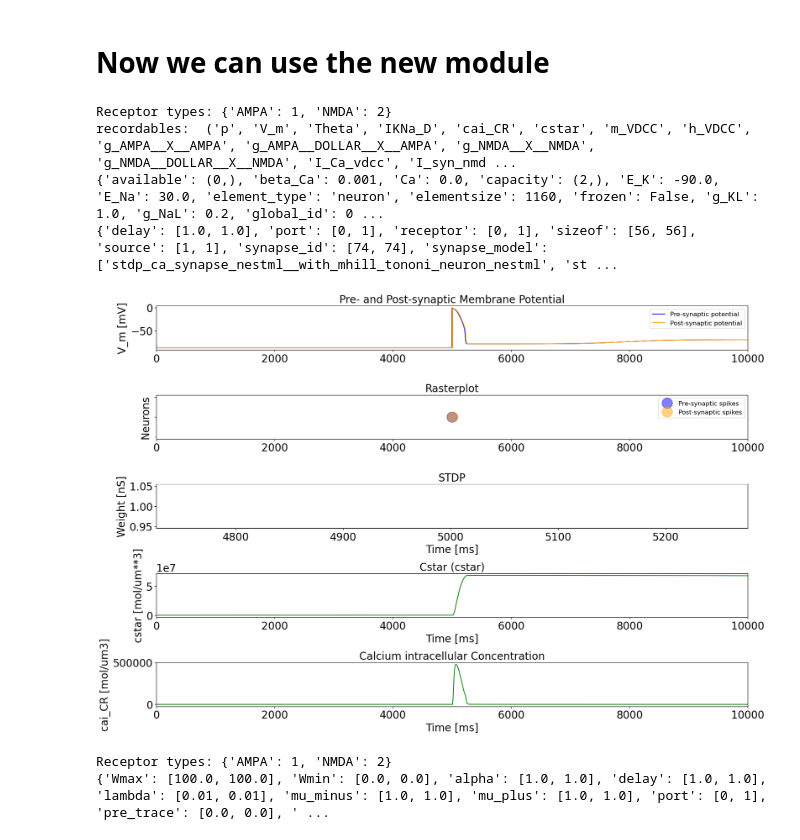
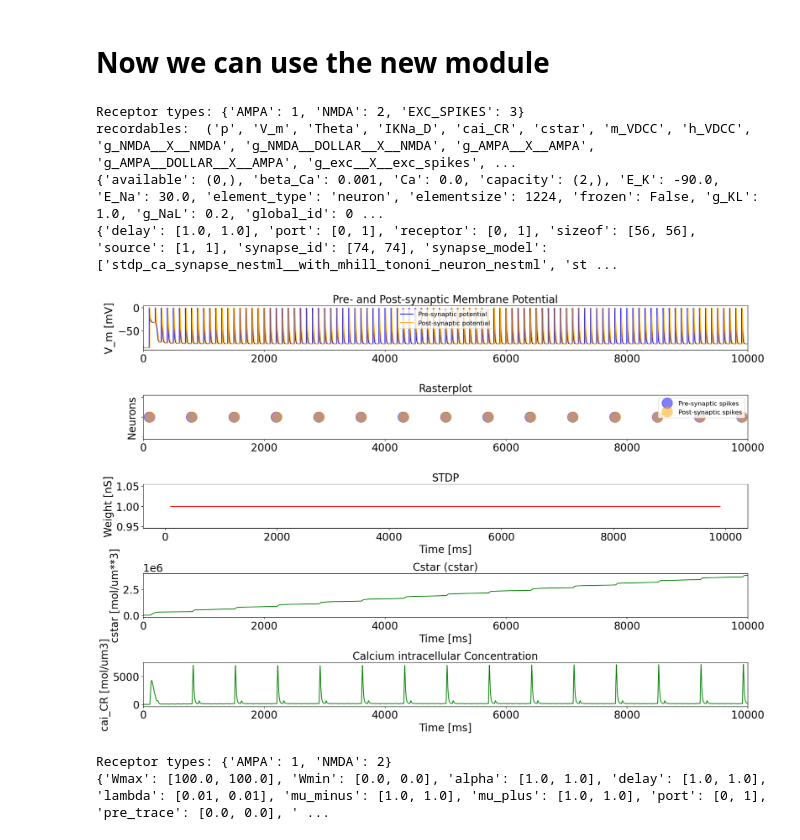
Before and after one commit to mauriziotirabassi/calcium_based_plasticity, a Jupyter notebook: ht_model/hill_tononi_neuron (7).ipynb, the cells around one changed output. Saved outputs shown, nothing was run; the diff lists cells and outputs as text; code cells hidden in the pictures.

```diff
--- a/ht_model/hill_tononi_neuron (7).ipynb
+++ b/ht_model/hill_tononi_neuron (7).ipynb
@@ -101,7 +148,7 @@ nest.Install( "target_ht/nestml_mhill_tononi_module")
 nest.set_verbosity("M_ERROR")
 
 duration = 10000 # ms
-frequency = 0.2  # HzNESTCodeGeneratorUtils.generate_code_for()
+frequency = 10  # HzNESTCodeGeneratorUtils.generate_code_for()
 
 pre_neuron = nest.Create("mhill_tononi_neuron_nestml__with_stdp_ca_synapse_nestml", 1)
 post_neuron = nest.Create("mhill_tononi_neuron_nestml__with_stdp_ca_synapse_nestml", 1)
@@ -155,28 +202,18 @@ else:
 
 syn_spec_spike_pre = nest.CollocatedSynapses(
                                     {'synapse_model':'static_synapse',
-                                     'receptor_type': 1,
+                                     'receptor_type': 3,
                                      'weight': 999.0,
                                      'delay': 1.0 + delta_pre,
-                                    },
-                                   {
-                                    'synapse_model':'static_synapse',
-                                     'receptor_type': 2,
-                                     'weight': 999.0,
-                                     'delay': 1.0 + delta_pre,
-                                   })
+                                    }
+                                   )
 syn_spec_spike_post = nest.CollocatedSynapses(
                                     {'synapse_model':'static_synapse',
-                                     'receptor_type': 1,
+                                     'receptor_type': 3,
                                      'weight': 999.0,
                                      'delay': 1.0 + delta_post,
-                                    },
-                                   {
-                                    'synapse_model':'static_synapse',
-                                     'receptor_type': 2,
-                                     "weight": 999.0,
-                                     "delay": 1.0 + delta_post,
-                                   })
+                                    }
+                                   )
 
 nest.Connect(spike_generator, pre_neuron, "one_to_one", syn_spec=syn_spec_spike_pre)
 
@@ -216,37 +253,37 @@ ax[1].set_yticklabels("")
 ax[1].set_xlim([0, 10000])
 
 # STDP Weight Changes
 ax[2].plot(wr.events["times"], wr.events["weights"], color="r")
 ax[2].set_title("STDP")
 ax[2].set_ylabel("Weight [nS]")
 ax[2].set_xlabel("Time [ms]")
 
 # Calcium Current (I_Ca_vdcc)
 events = nest.GetStatus(mm, "events")[0]
 times = events["times"]
 cstar = events["cstar"]
 ax[3].plot(times, cstar , color="g")
 ax[3].set_title("Cstar (cstar)")
 ax[3].set_ylabel("cstar [mol/um**3]")
 ax[3].set_xlabel("Time [ms]")
 ax[3].set_xlim([0, 10000])
 
 # Calcium Current (I_Ca_vdcc)
 cai_CR = events["cai_CR"]
 ax[4].plot(times, cai_CR, color="g")
 ax[4].set_title("Calcium intracellular Concentration")
 ax[4].set_ylabel("cai_CR [mol/um3]")
 ax[4].set_xlabel("Time [ms]")
 ax[4].set_xlim([0, 10000])
 
 fig.tight_layout()
 plt.show()
 # %% [output]
-Receptor types: {'AMPA': 1, 'NMDA': 2}
-recordables:  ('p', 'V_m', 'Theta', 'IKNa_D', 'cai_CR', 'cstar', 'm_VDCC', 'h_VDCC', 'g_AMPA__X__AMPA', 'g_AMPA__DOLLAR__X__AMPA', 'g_NMDA__X__NMDA', 'g_NMDA__DOLLAR__X__NMDA', 'I_Ca_vdcc', 'I_syn_nmd ...
-{'available': (0,), 'beta_Ca': 0.001, 'Ca': 0.0, 'capacity': (2,), 'E_K': -90.0, 'E_Na': 30.0, 'element_type': 'neuron', 'elementsize': 1160, 'frozen': False, 'g_KL': 1.0, 'g_NaL': 0.2, 'global_id': 0 ...
+Receptor types: {'AMPA': 1, 'NMDA': 2, 'EXC_SPIKES': 3}
+recordables:  ('p', 'V_m', 'Theta', 'IKNa_D', 'cai_CR', 'cstar', 'm_VDCC', 'h_VDCC', 'g_NMDA__X__NMDA', 'g_NMDA__DOLLAR__X__NMDA', 'g_AMPA__X__AMPA', 'g_AMPA__DOLLAR__X__AMPA', 'g_exc__X__exc_spikes', ...
+{'available': (0,), 'beta_Ca': 0.001, 'Ca': 0.0, 'capacity': (2,), 'E_K': -90.0, 'E_Na': 30.0, 'element_type': 'neuron', 'elementsize': 1224, 'frozen': False, 'g_KL': 1.0, 'g_NaL': 0.2, 'global_id': 0 ...
 {'delay': [1.0, 1.0], 'port': [0, 1], 'receptor': [0, 1], 'sizeof': [56, 56], 'source': [1, 1], 'synapse_id': [74, 74], 'synapse_model': ['stdp_ca_synapse_nestml__with_mhill_tononi_neuron_nestml', 'st ...
-[figure, old version]
+[figure, new version]
 # %%
 #os.environ['LD_LIBRARY_PATH'] = '/tmp/nestml_target:' + os.environ.get('LD_LIBRARY_PATH', '')
 nest.ResetKernel()
```
Also changed, not shown: parts of 1 cell of this notebook.
